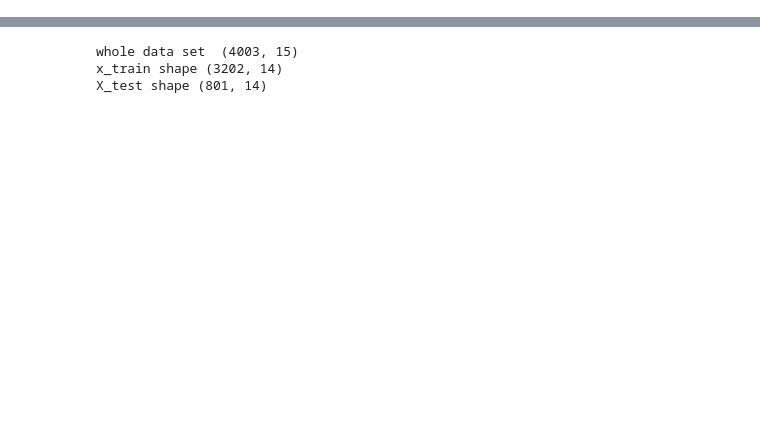
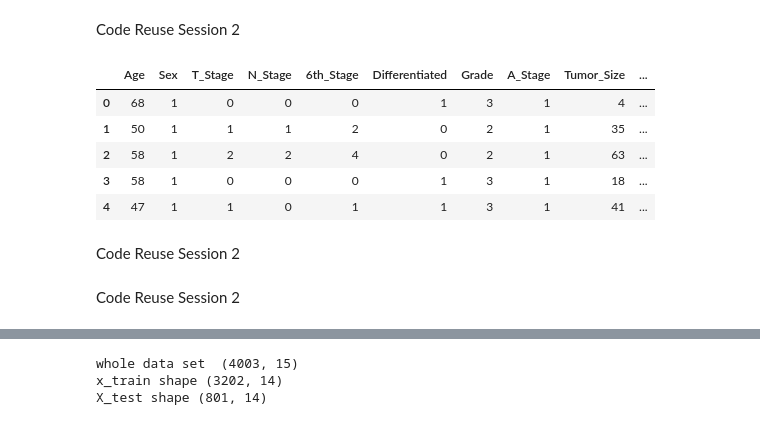
Before and after one commit to edmthinula/IIT_ML_tut, a Jupyter notebook: cw/week8.ipynb, the cells around one changed output, grey strips where cells are left out. Cells and saved outputs as stored; diff of their text form; code cells hidden in the pictures; blank space fills up the shorter version.

```diff
--- a/cw/week8.ipynb
+++ b/cw/week8.ipynb
@@ -52,3 +41,16 @@ Mortality Data Sample:
+# %% [markdown]
+Code Reuse Session 2
+# %%
+mortality_data.head()
+# %% [output]
+|  | Age | Sex | T_Stage | N_Stage | 6th_Stage | Differentiated | Grade | A_Stage | Tumor_Size | ... |
+| 0 | 68 | 1 | 0 | 0 | 0 | 1 | 3 | 1 | 4 | ... |
+| 1 | 50 | 1 | 1 | 1 | 2 | 0 | 2 | 1 | 35 | ... |
+| 2 | 58 | 1 | 2 | 2 | 4 | 0 | 2 | 1 | 63 | ... |
+| 3 | 58 | 1 | 0 | 0 | 0 | 1 | 3 | 1 | 18 | ... |
+| 4 | 47 | 1 | 1 | 0 | 1 | 1 | 3 | 1 | 41 | ... |
+# %% [markdown]
+Code Reuse Session 2
 # %%
 feature_cols = [column for column in mortality_data.columns if column != 'Mortality_Status']
 X = mortality_data[feature_cols]
@@ -60,2 +62,4 @@ x = scaler.fit_transform(X)
+# %% [markdown]
+Code Reuse Session 2
 # %%
 from sklearn.model_selection import train_test_split, GridSearchCV , StratifiedKFold
```
Also changed, not shown: parts of 31 cells of this notebook, 2 other files.
